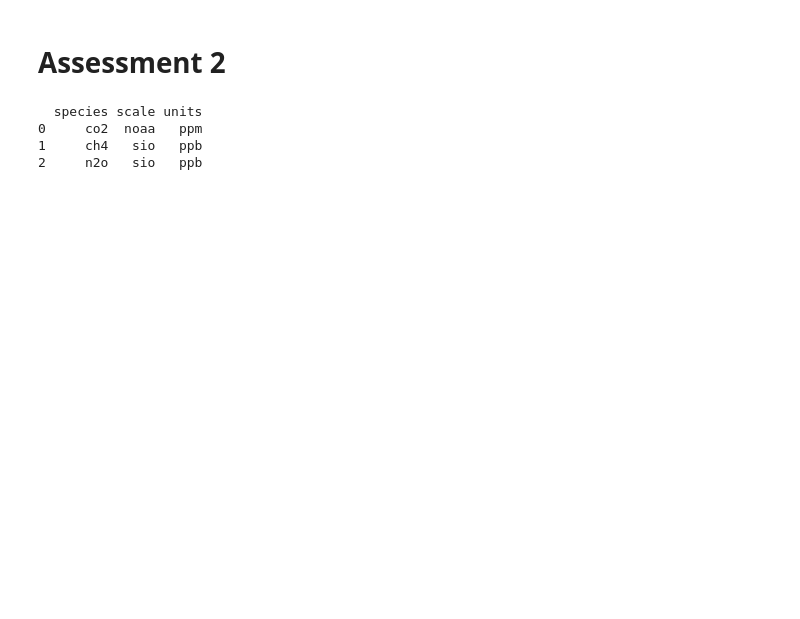
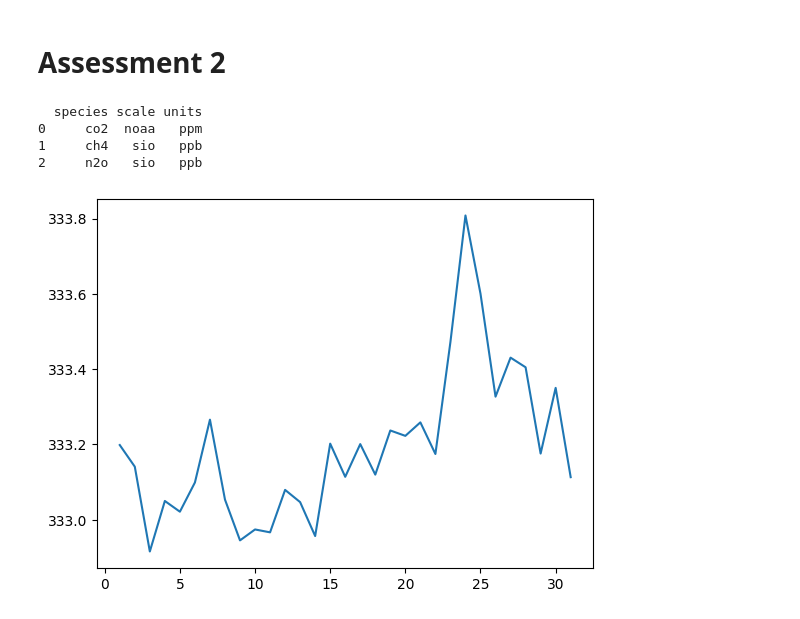
Before and after one commit to herb-rowan/GreenHouseGasML, a Jupyter notebook: herb_assess2.ipynb, the cells around one changed output. Drawn from its saved outputs; the diff is of its cells as text; code cells hidden in the pictures; blank space fills up the shorter version.

Commit message:
started outputting graphs

```diff
--- a/herb_assess2.ipynb
+++ b/herb_assess2.ipynb
@@ -49,37 +49,55 @@ class Data:
       row = self.info.loc[self.info['species'] == self.file[4:]]
 
       gas_species = row.iloc[0]['species']
       cali_scale = row.iloc[0]['scale']
       units = row.iloc[0]['units']
 
       print(f'the gas species is {gas_species} ')
       print(f'the scale used is {cali_scale} ')
       print(f'the units are {units} ')
 
       print(self.data[self.file])
-   def running_avg(self, time_frame):
+   def run_avg(self, time_frame):
       self.time_frame = time_frame
       df_avg = self.data[self.file]
       #df_avg['time'] = pd.to_datetime(df_avg['time'])
       if self.time_frame == 'month':
             df_avg[self.time_frame] = df_avg['time'].dt.month
       elif self.time_frame == 'year':
          df_avg[self.time_frame] = df_avg['time'].dt.year
       elif self.time_frame == 'day':
          df_avg[self.time_frame] = df_avg['time'].dt.day
       else:
          print("Invalid time frame")
       grouped_df = df_avg.groupby(self.time_frame)
       avg_vals = grouped_df['mf'].mean()
+      # print(avg_vals['day'].values)
+      x = list(avg_vals.index)
+      y  = []
+      for i in x:
+         y.append(avg_vals[i])
+      return x, y
+
+
+
+      #return avg_vals
       #print(avg_vals_day)
       #print(grouped_df)
       #df_avg.query[df_avg['time']>00:00:00 and df_avg['time']>23:00:00]
-   #def plot_running_avgs
+   def plot_run_avgs(self):
+      x , y = self.run_avg(self.time_frame)
+      fig, ax = plt.subplots()
+
+      ax.plot(x, y)
+      plt.show()
+
 
 
 data_tac_mhd = Data(tac_mhd, 'tac_n2o',spec_info)
-
-data_tac_mhd.running_avg('day')
+data_tac_mhd.run_avg('day')
+data_tac_mhd.plot_run_avgs()
+# %% [output]
+[figure, added]
 # %%
 # class Data:
 #  def __init__(self,data: dict):
```
